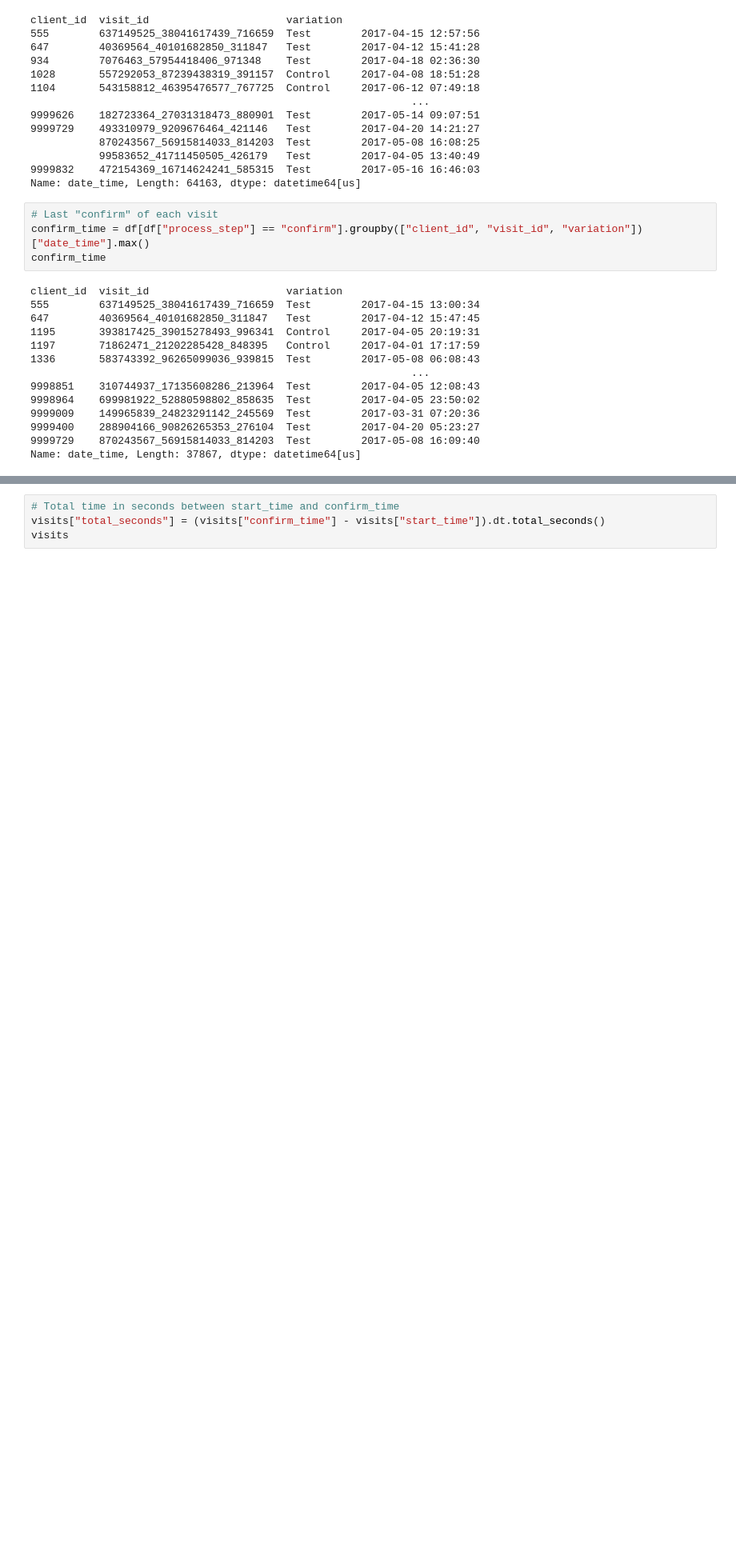
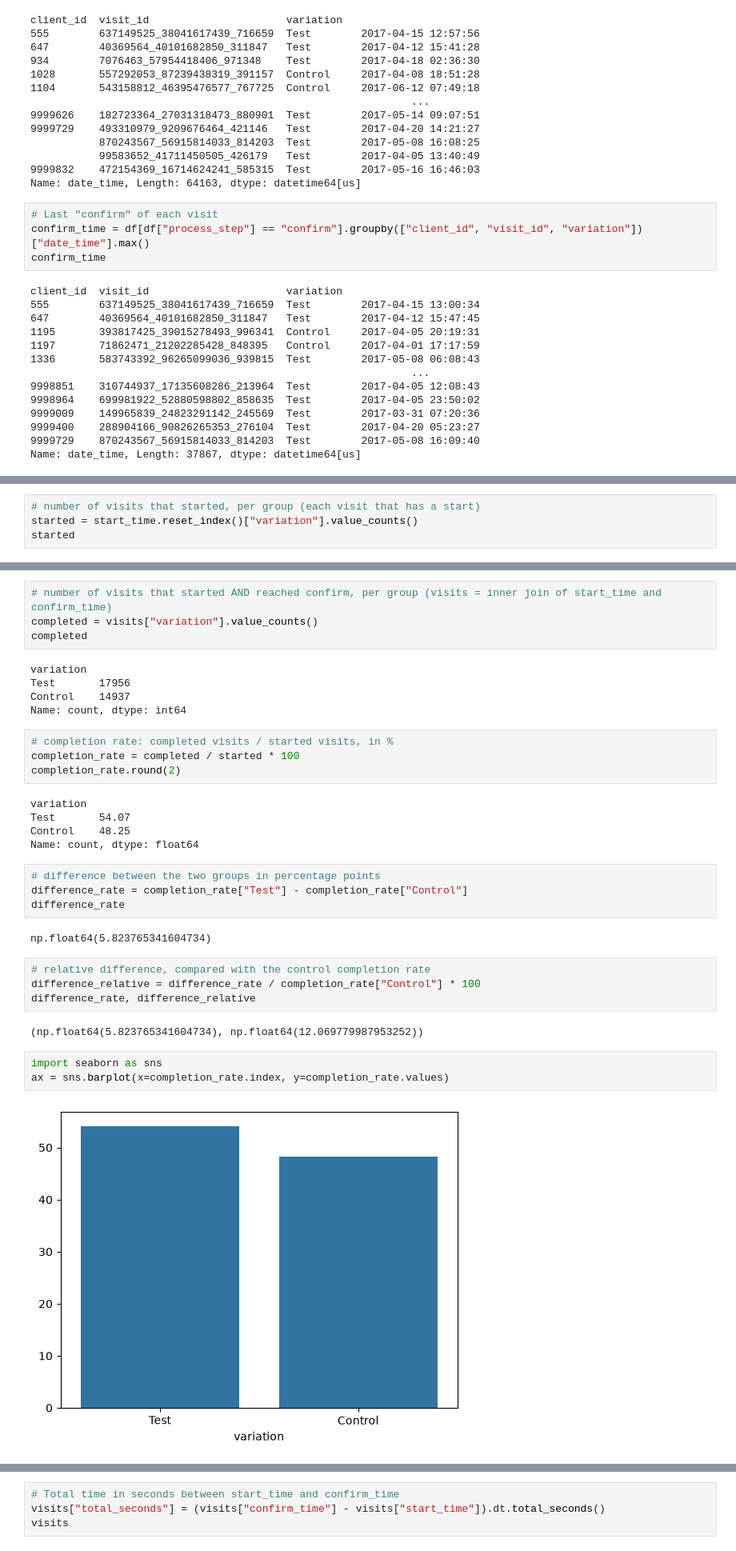
Before and after one commit to juanjcontreras/vanguard_project, a Jupyter notebook: notebooks/Q1_Juan.ipynb, the cells around one changed output, grey strips where cells are left out. Shown at 80% size. Saved outputs shown, nothing was run; the diff lists cells and outputs as text; blank space fills up the shorter version.

```diff
--- a/notebooks/Q1_Juan.ipynb
+++ b/notebooks/Q1_Juan.ipynb
@@ -119,0 +111,4 @@ visits
+# %%
+# number of visits that started, per group (each visit that has a start)
+started = start_time.reset_index()["variation"].value_counts()
+started
@@ -119,0 +120,35 @@ visits
+# %%
+# number of visits that started AND reached confirm, per group (visits = inner join of start_time and confirm_time)
+completed = visits["variation"].value_counts()
+completed
+# %% [output]
+variation
+Test       17956
+Control    14937
+Name: count, dtype: int64
+# %%
+# completion rate: completed visits / started visits, in %
+completion_rate = completed / started * 100
+completion_rate.round(2)
+# %% [output]
+variation
+Test       54.07
+Control    48.25
+Name: count, dtype: float64
+# %%
+# difference between the two groups in percentage points
+difference_rate = completion_rate["Test"] - completion_rate["Control"]
+difference_rate
+# %% [output]
+np.float64(5.823765341604734)
+# %%
+# relative difference, compared with the control completion rate
+difference_relative = difference_rate / completion_rate["Control"] * 100
+difference_rate, difference_relative
+# %% [output]
+(np.float64(5.823765341604734), np.float64(12.069779987953252))
+# %%
+import seaborn as sns
+ax = sns.barplot(x=completion_rate.index, y=completion_rate.values)
+# %% [output]
+[figure, added]
```
Also changed, not shown: parts of 12 cells of this notebook.
